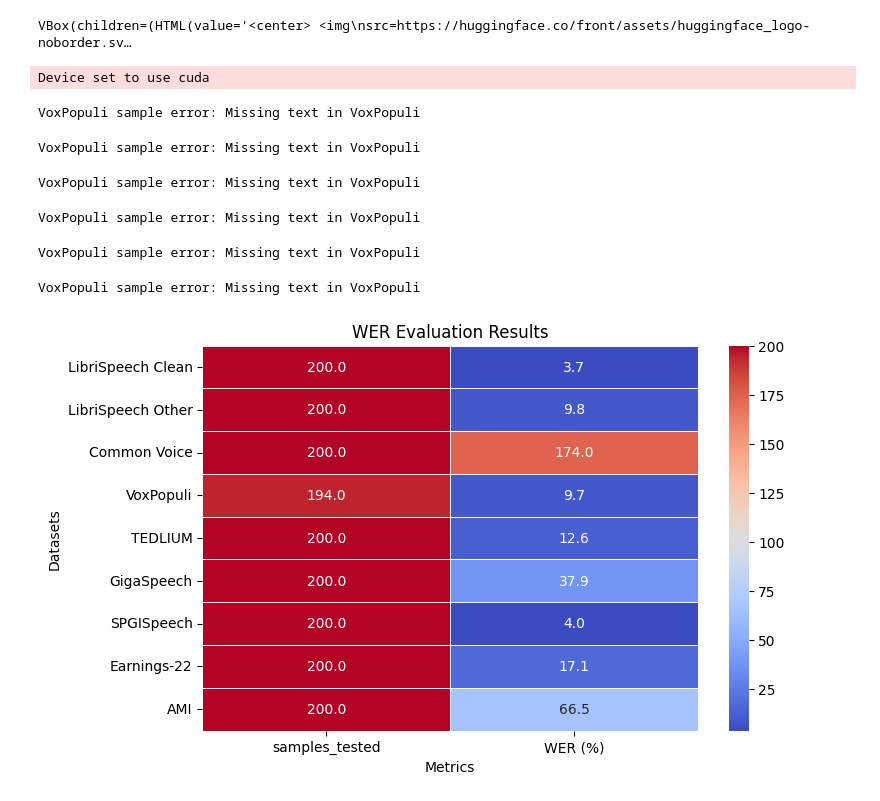
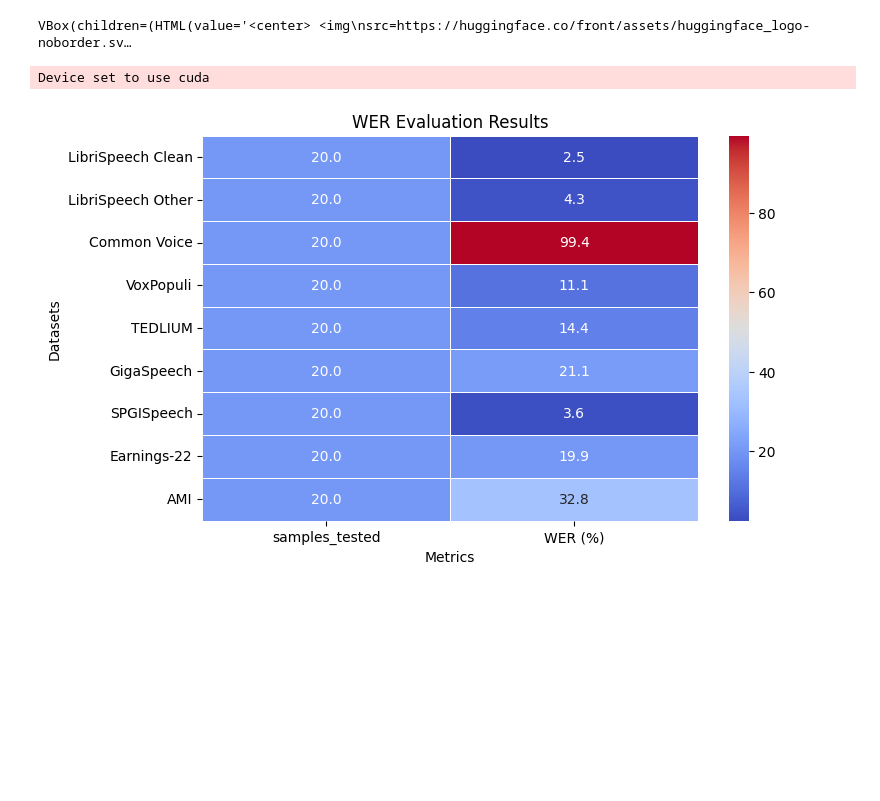
Before and after one commit to hissain/awesome_bangla_asr, a Jupyter notebook: eval/eval_all_ds.ipynb, the cells around one changed output. Cells and saved outputs as stored; diff of their text form; code cells hidden in the pictures; blank space fills up the shorter version.

```diff
--- a/eval/eval_all_ds.ipynb
+++ b/eval/eval_all_ds.ipynb
@@ -92,6 +92,8 @@ def evaluate_dataset(dataset_config, max_samples=100):
 
             # Get text with dataset-specific key
             text = sample.get(dataset_config["text_key"])
+            if not text:  # VoxPopuli-specific fallback
+                text = sample.get("normalized_text")
             if not text or not isinstance(text, str):
                 raise ValueError(f"Missing text in {dataset_config['name']}")
 
@@ -112,38 +114,32 @@ def evaluate_dataset(dataset_config, max_samples=100):
             continue
 
     if len(references) == 0:
         return None
 
     return {
         "dataset": dataset_config["name"],
         "samples_tested": len(references),
         "WER (%)": 100 * calculate_wer(references, predictions)
     }
 
 results = []
 for config in DATASET_CONFIG:
-    result = evaluate_dataset(config, max_samples=200)
+    result = evaluate_dataset(config, max_samples=20)
     if result:
         results.append(result)
 
 # Display results
 if results:
     df = pd.DataFrame(results)
     df.set_index("dataset", inplace=True)
     plt.figure(figsize=(8, 5))
     sns.heatmap(df, annot=True, fmt=".1f", cmap="coolwarm", linewidths=0.5)
     plt.title("WER Evaluation Results")
     plt.xlabel("Metrics")
     plt.ylabel("Datasets")
     plt.show()
 else:
     print("No results to display")
 # %% [output]
 Device set to use cuda
-VoxPopuli sample error: Missing text in VoxPopuli
-VoxPopuli sample error: Missing text in VoxPopuli
-VoxPopuli sample error: Missing text in VoxPopuli
-VoxPopuli sample error: Missing text in VoxPopuli
-VoxPopuli sample error: Missing text in VoxPopuli
-VoxPopuli sample error: Missing text in VoxPopuli
-[figure, old version]
+[figure, new version]
```
